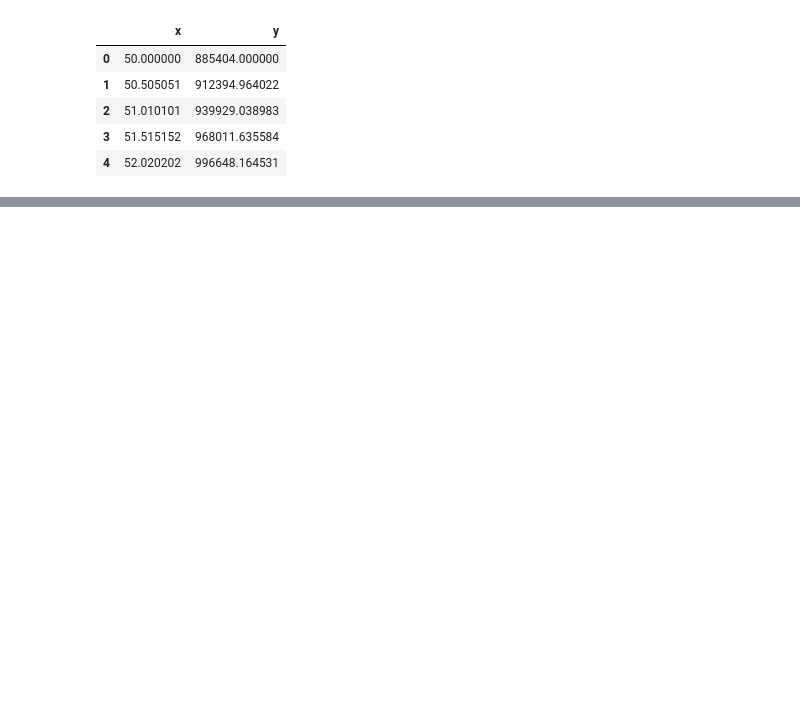
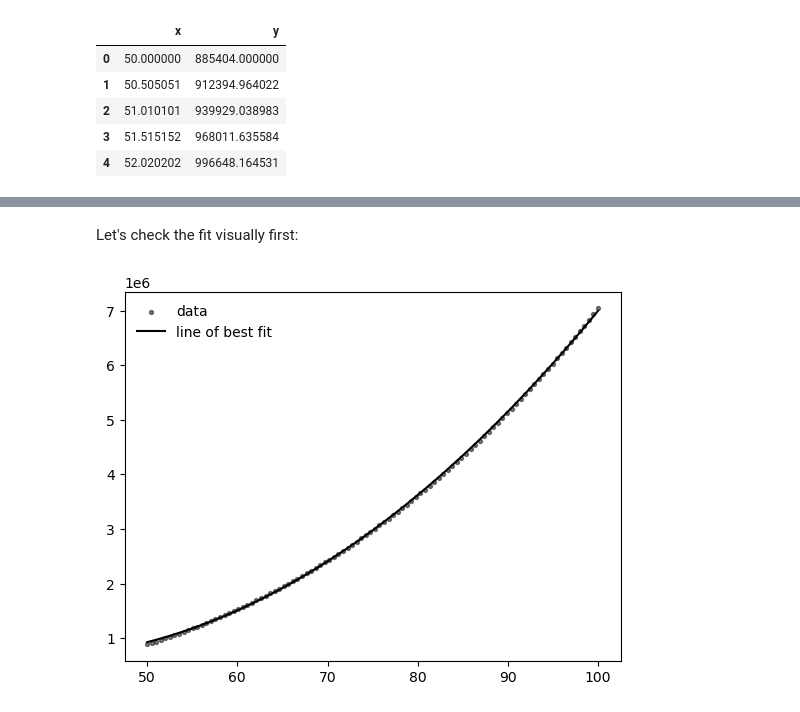
Before and after one commit to gilgarcia-01/ASTR5900, a Jupyter notebook: hw/data_fitting_project/solutions/homework_solutions.ipynb, the cells around one changed output, grey strips where cells are left out. Cells and saved outputs as stored; diff of their text form; code cells hidden in the pictures; blank space fills up the shorter version.

```diff
--- a/hw/data_fitting_project/solutions/homework_solutions.ipynb
+++ b/hw/data_fitting_project/solutions/homework_solutions.ipynb
@@ -108,0 +199,9 @@ Now use the numpy.linalg.lstsq fit function to fit a linear line and a 2nd order
+# %% [markdown]
+Let's check the fit visually first:
+# %%
+plt.scatter(data1['x'],data1['y'],color='k',label='data',s=8,alpha=0.5)
+plt.plot(data1['x'],a0 + a1*data1['x'] + a2*data1['x']**2,color='k',linestyle='-',label='line of best fit')
+plt.legend(frameon=False)
+plt.show()
+# %% [output]
+[figure, added]
```
Also changed, not shown: parts of 38 cells of this notebook.
